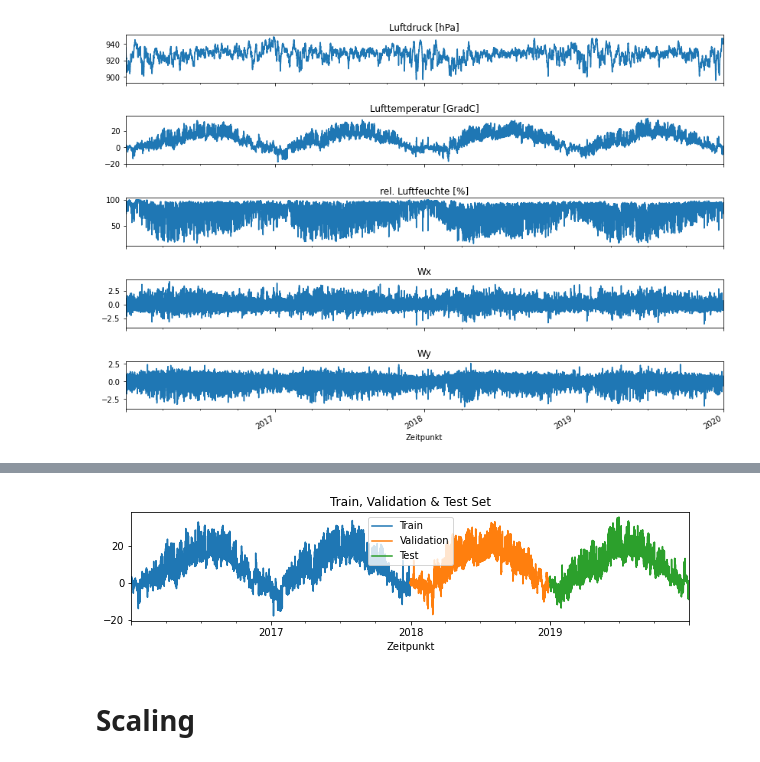
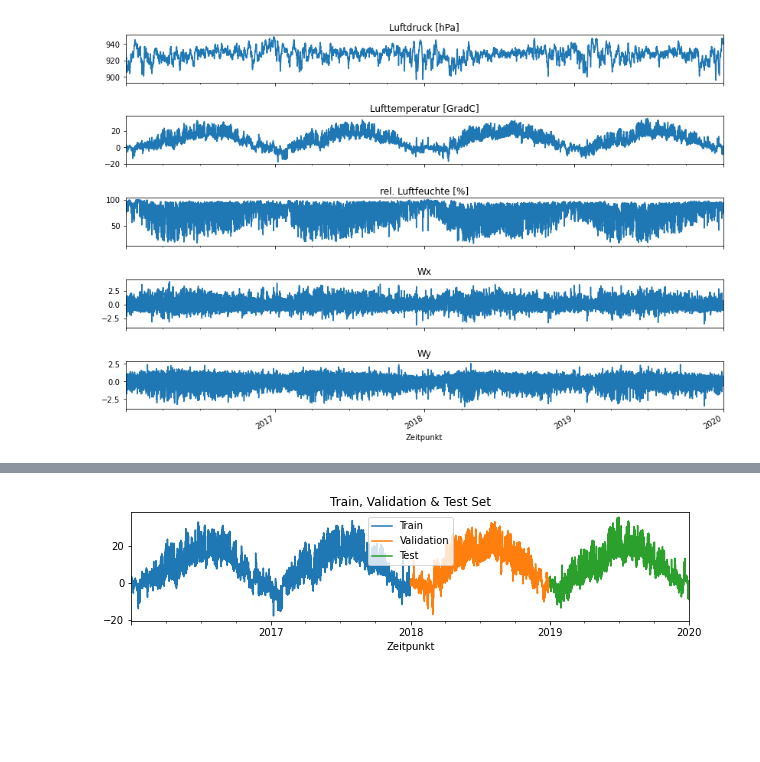
Before and after one commit to heckert/sbg-weather, a Jupyter notebook: notebooks/01-explore&prep.ipynb, the cells around one changed output, grey strips where cells are left out. Cells and saved outputs as stored; diff of their text form; code cells hidden in the pictures; blank space fills up the shorter version.

Commit message:
SplitScaler class

```diff
--- a/notebooks/01-explore&prep.ipynb
+++ b/notebooks/01-explore&prep.ipynb
@@ -239,3 +239,5 @@ locations = pd.Series(locations, index=df.index)
 # training, validation & testing
 train_share = .5
 val_share = .25
+
+train_val_ratios = (train_share,val_share)
@@ -258,17 +243,0 @@ test_df_unscl = df.loc[pd.IndexSlice[:,test_slice],:].copy()
-# %%
-fig, ax = plt.subplots(figsize=(10,2))
-d_range = pd.date_range('2016-01-01', '2019-12-31')
-
-data = df.loc['Zell am See - Eishalle']
-#data.index = pd.DatetimeIndex(data.index)
-
-data.loc[train_slice, 'Lufttemperatur [GradC]'].plot(ax=ax, color='tab:blue', label='Train')
-data.loc[val_slice, 'Lufttemperatur [GradC]'].plot(ax=ax, color='tab:orange', label='Validation')
-data.loc[test_slice, 'Lufttemperatur [GradC]'].plot(ax=ax, color='tab:green', label='Test')
-ax.legend()
-ax.set_title('Train, Validation & Test Set')
-plt.show()
-# %% [output]
-[figure, removed]
-# %% [markdown]
-# Scaling
@@ -284,0 +244,5 @@ test_df = pd.DataFrame(test_matrix, columns=test_df_unscl.columns, index=test_df
+# %%
+split_scaler = SplitScaler(df, train_val_ratios)
+split_scaler.plot()
+# %% [output]
+[figure, added]
```
Also changed, not shown: parts of 9 cells of this notebook, 3 other files.
